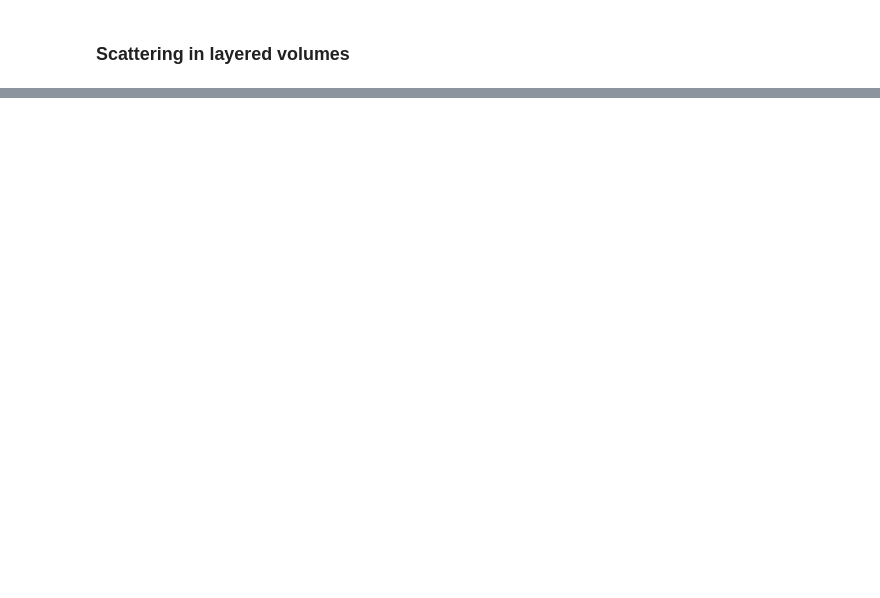
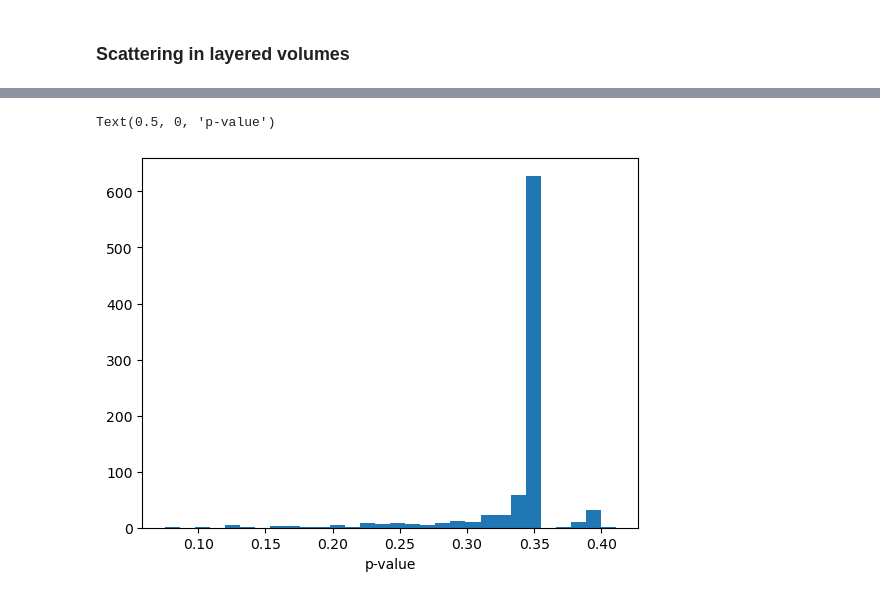
Before and after one commit to JayPRobertson/Belle-II_Drift_Chambers, a Jupyter notebook: Python/geant4_data_analysis.ipynb, the cells around one changed output, grey strips where cells are left out. Cells and saved outputs as stored; diff of their text form; code cells hidden in the pictures; blank space fills up the shorter version.

```diff
--- a/Python/geant4_data_analysis.ipynb
+++ b/Python/geant4_data_analysis.ipynb
@@ -585,0 +607,7 @@ Average distance of entrance scattering = 52.5576 mm
+# %%
+p_value = chi2.sf(chi2_df['chi2'], chi2_df['ndf'])
+plt.hist(p_value, bins=30)
+plt.xlabel("p-value")
+# %% [output]
+Text(0.5, 0, 'p-value')
+[figure, added]
```
Also changed, not shown: parts of 38 cells of this notebook, 13 other files.
